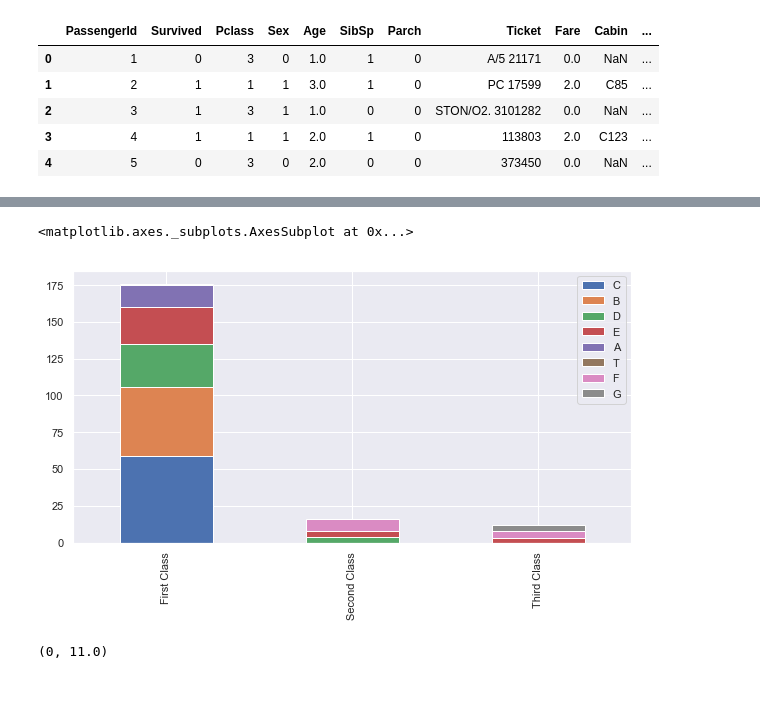
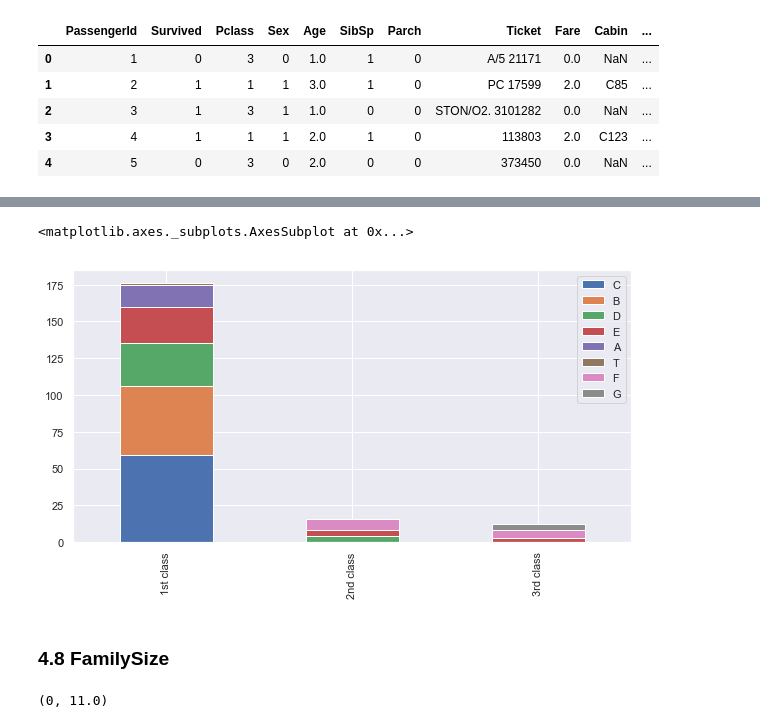
Before and after one commit to direnc88/Kaggle-Titanic-Challenge, a Jupyter notebook: KaggleTitanic.ipynb, the cells around one changed output, grey strips where cells are left out. Cells and saved outputs as stored; diff of their text form; code cells hidden in the pictures; blank space fills up the shorter version.

```diff
--- a/KaggleTitanic.ipynb
+++ b/KaggleTitanic.ipynb
@@ -508,14 +712,14 @@ for dataset in train_test_data:
 # %%
 #here we are counting how many cabins fall into which class and which letter they start with.
 Pclass1 = train[train['Pclass']==1]['Cabin'].value_counts()
 Pclass2 = train[train['Pclass']==2]['Cabin'].value_counts()
 Pclass3 = train[train['Pclass']==3]['Cabin'].value_counts()
 df = pd.DataFrame([Pclass1, Pclass2, Pclass3])
-df.index = ['First Class', 'Second Class', 'Third Class']
-df.plot(kind='bar', stacked=True, figsize=(10,5))
+df.index = ['1st class','2nd class', '3rd class']
+df.plot(kind='bar',stacked=True, figsize=(10,5))
 # %% [output]
 <matplotlib.axes._subplots.AxesSubplot at 0x...>
-[figure, old version]
+[figure, new version]
 # %%
 #looks like first class does not have A, B, or C cabins.
 #here we are creating a new mapping for the cabin variable.
@@ -530,3 +734,5 @@ test['Cabin'].fillna(test.groupby('Pclass')['Cabin'].transform('median'), inplac
+# %% [markdown]
+### 4.8 FamilySize
 # %%
 #adding siblings and parch together to create family size.
 #great idea to create another variable to gain more information
```
Also changed, not shown: parts of 94 cells of this notebook, 1 other file.
